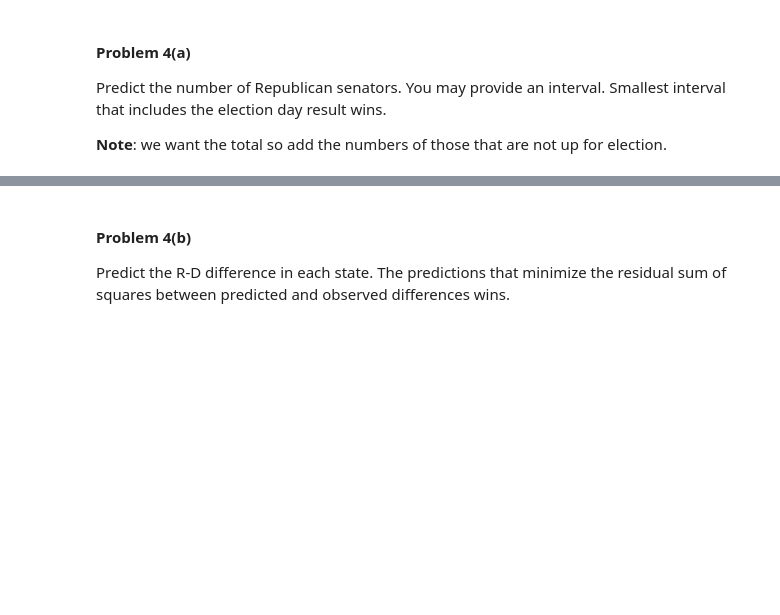
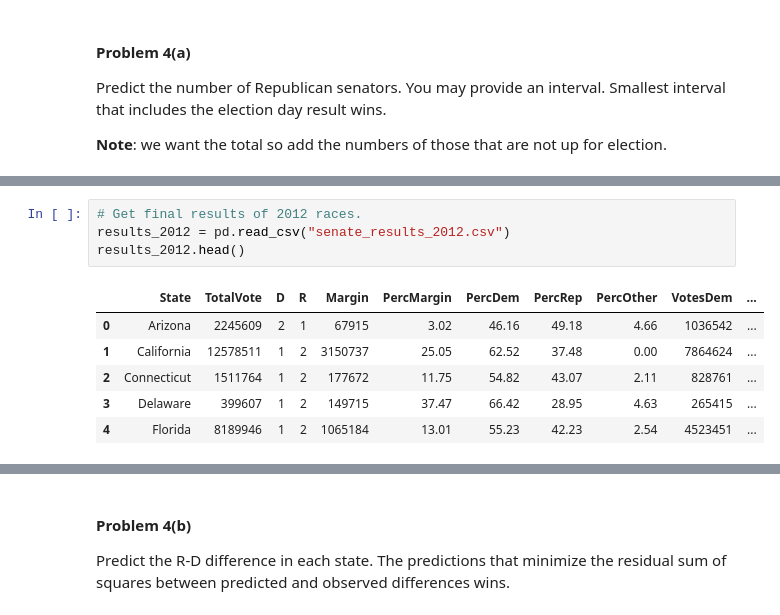
Before and after one commit to dimagalat/CSCI_E-109, a Jupyter notebook: homework/santos_n_hw4/HW4.ipynb, the cells around one changed output, grey strips where cells are left out. Cells and saved outputs as stored; diff of their text form; blank space fills up the shorter version.

```diff
--- a/homework/santos_n_hw4/HW4.ipynb
+++ b/homework/santos_n_hw4/HW4.ipynb
@@ -718,0 +600,11 @@ It should be noted that this model yielded results very different from what I go
+# %%
+# Get final results of 2012 races.
+results_2012 = pd.read_csv("senate_results_2012.csv")
+results_2012.head()
+# %% [output]
+|  | State | TotalVote | D | R | Margin | PercMargin | PercDem | PercRep | PercOther | VotesDem | ... |
+| 0 | Arizona | 2245609 | 2 | 1 | 67915 | 3.02 | 46.16 | 49.18 | 4.66 | 1036542 | ... |
+| 1 | California | 12578511 | 1 | 2 | 3150737 | 25.05 | 62.52 | 37.48 | 0.00 | 7864624 | ... |
+| 2 | Connecticut | 1511764 | 1 | 2 | 177672 | 11.75 | 54.82 | 43.07 | 2.11 | 828761 | ... |
+| 3 | Delaware | 399607 | 1 | 2 | 149715 | 37.47 | 66.42 | 28.95 | 4.63 | 265415 | ... |
+| 4 | Florida | 8189946 | 1 | 2 | 1065184 | 13.01 | 55.23 | 42.23 | 2.54 | 4523451 | ... |
```
Also changed, not shown: parts of 32 cells of this notebook, 4 other files.
